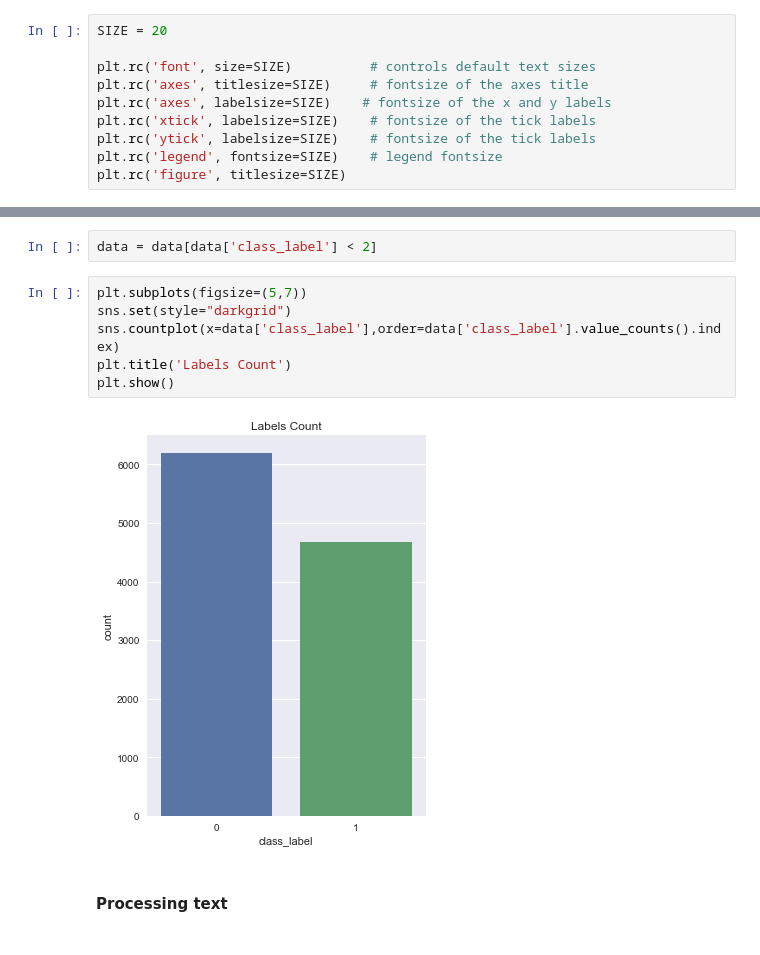
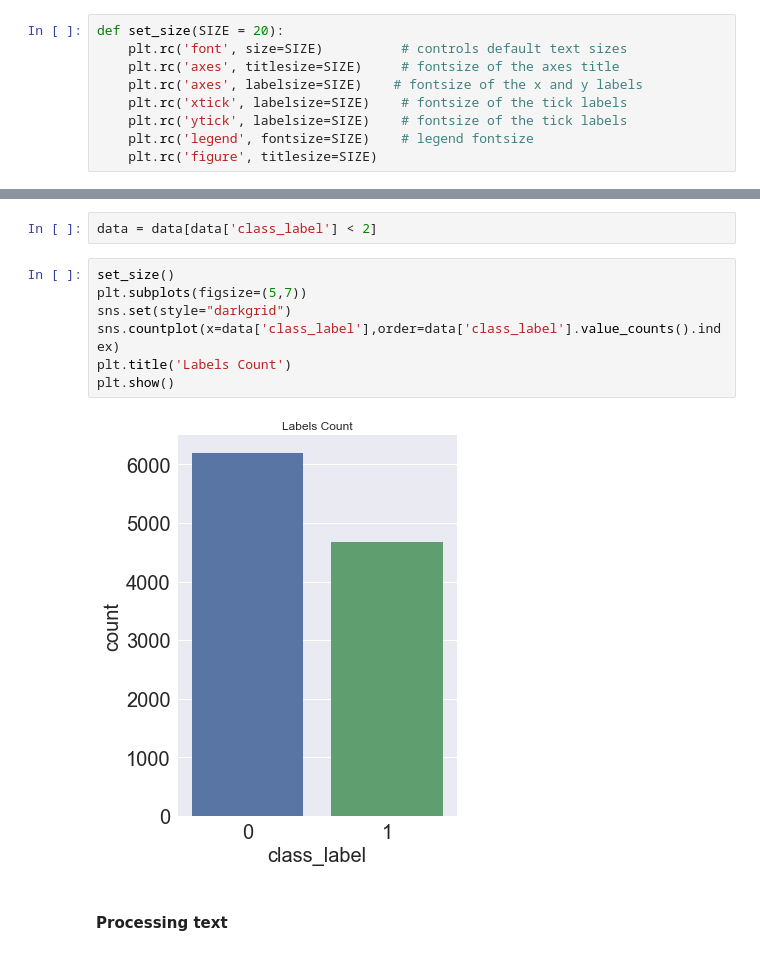
Before and after one commit to cescnghia/Natural-Language-Processing, a Jupyter notebook: NLP.ipynb, the cells around one changed output, grey strips where cells are left out. Drawn from its saved outputs; the diff is of its cells as text.

```diff
--- a/NLP.ipynb
+++ b/NLP.ipynb
@@ -13,15 +14,14 @@ import squarify
 import warnings
 warnings.filterwarnings('ignore')
 # %%
-SIZE = 20
-
-plt.rc('font', size=SIZE)          # controls default text sizes
-plt.rc('axes', titlesize=SIZE)     # fontsize of the axes title
-plt.rc('axes', labelsize=SIZE)    # fontsize of the x and y labels
-plt.rc('xtick', labelsize=SIZE)    # fontsize of the tick labels
-plt.rc('ytick', labelsize=SIZE)    # fontsize of the tick labels
-plt.rc('legend', fontsize=SIZE)    # legend fontsize
-plt.rc('figure', titlesize=SIZE)
+def set_size(SIZE = 20):
+    plt.rc('font', size=SIZE)          # controls default text sizes
+    plt.rc('axes', titlesize=SIZE)     # fontsize of the axes title
+    plt.rc('axes', labelsize=SIZE)    # fontsize of the x and y labels
+    plt.rc('xtick', labelsize=SIZE)    # fontsize of the tick labels
+    plt.rc('ytick', labelsize=SIZE)    # fontsize of the tick labels
+    plt.rc('legend', fontsize=SIZE)    # legend fontsize
+    plt.rc('figure', titlesize=SIZE)
 # %% [markdown]
 # 1. Text Classification
 # %%
@@ -71,13 +71,14 @@ I decided to remove all text labelled `2`
 # %%
 data = data[data['class_label'] < 2]
 # %%
+set_size()
 plt.subplots(figsize=(5,7))
 sns.set(style="darkgrid")
 sns.countplot(x=data['class_label'],order=data['class_label'].value_counts().index)
 plt.title('Labels Count')
 plt.show()
 # %% [output]
-[figure, old version]
+[figure, new version]
 # %% [markdown]
 #### Processing text
 # %% [markdown]
```
Also changed, not shown: parts of 8 cells of this notebook.
